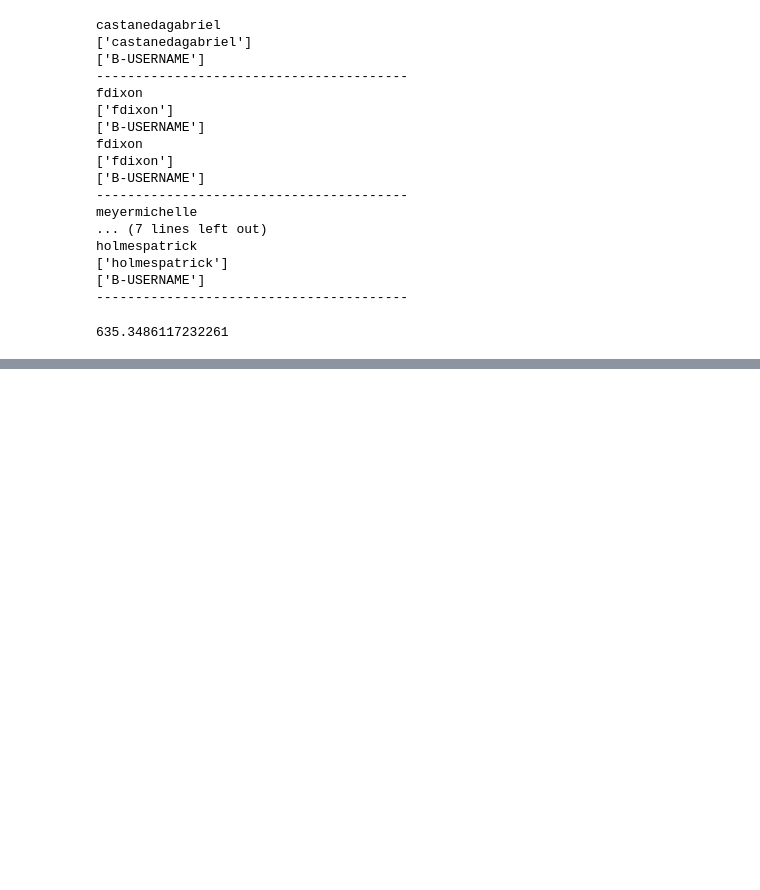
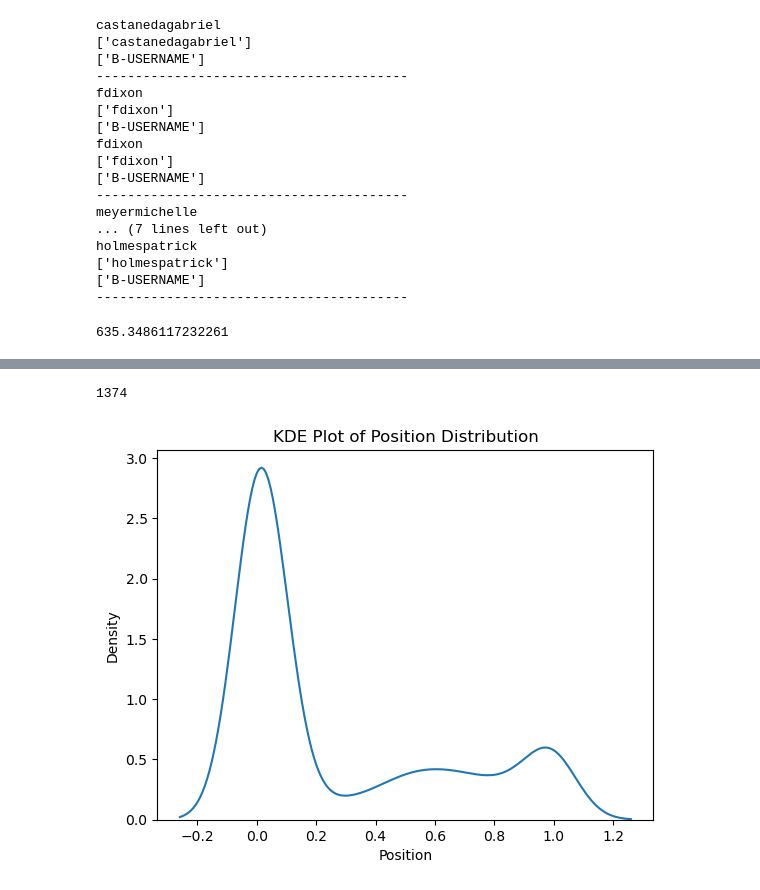
Before and after one commit to Lizhecheng02/Kaggle-PII_Data_Detection, a Jupyter notebook: comp_data_eda.ipynb, the cells around one changed output, grey strips where cells are left out. Saved outputs shown, nothing was run; the diff lists cells and outputs as text; code cells hidden in the pictures; blank space fills up the shorter version.

```diff
--- a/comp_data_eda.ipynb
+++ b/comp_data_eda.ipynb
@@ -90,0 +100,20 @@ plt.show()
+# %%
+position_percentage = []
+
+for idx, row in tqdm(df.iterrows(), total=len(df)):
+    labels = row["labels"]
+    length = len(labels)
+    for index, label in enumerate(labels):
+        if label != "O" and label != "B-NAME_STUDENT" and label != "I_NAME_STUDENT":
+            position_percentage.append((index + 1) * 1.0 / length)
+
+print(len(position_percentage))
+
+sns.kdeplot(position_percentage)
+plt.xlabel("Position")
+plt.ylabel("Density")
+plt.title("KDE Plot of Position Distribution")
+plt.show()
+# %% [output]
+1374
+[figure, added]
```
Also changed, not shown: parts of 2 cells of this notebook.
